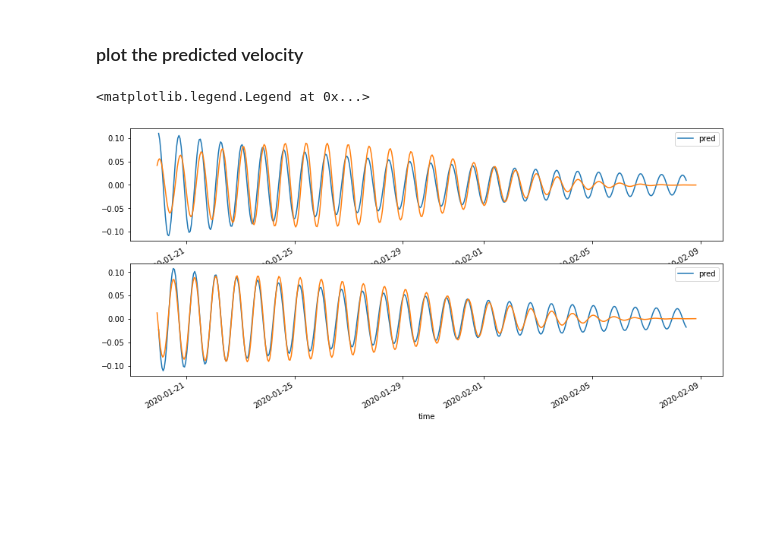
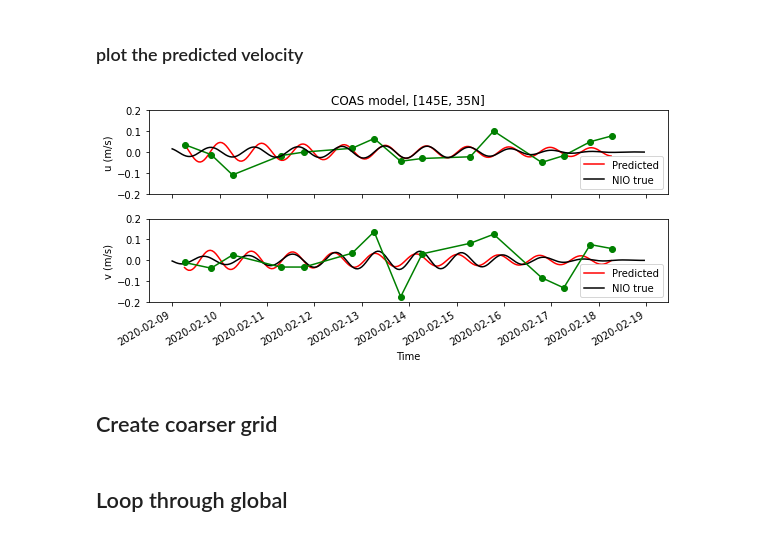
Before and after one commit to jinbow/odysea_nio, a Jupyter notebook: notebook/coas_slab_nio.ipynb, the cells around one changed output. Drawn from its saved outputs; the diff is of its cells as text; code cells hidden in the pictures; blank space fills up the shorter version.

```diff
--- a/notebook/coas_slab_nio.ipynb
+++ b/notebook/coas_slab_nio.ipynb
@@ -98,6 +97,6 @@ Coordinates:
 # %%
-lon0,lat0=-145,25
-ddeg = 0.2
+lon0,lat0=-145,35
+ddeg = 0.25
 model_time=coas_model.U['U']
 u=coas_model.U['U'].sel(lon=slice(lon0-ddeg,lon0+ddeg),
                         lat=slice(lat0-ddeg,lat0+ddeg))
@@ -141,8 +140,8 @@ plt.legend()
 # %% [markdown]
 ## Get u,v,tx,ty for a subtropical region south of KE
 # %%
-lon0,lat0=-145,40
-ddeg = 0.2
+lon0,lat0=145,35
+ddeg = 0.25
 model_time=coas_model.U['U'].time
 
 vns=['U','V','TX','TY']
@@ -150,14 +149,15 @@ dd = coas_model
 data0 = [dd.U, dd.V, dd.TX, dd.TY]
 data1 = []
 for vn, din in zip(vns,data0):
-    dtm=din[vn].sel(
+    dtm=din.sel(time=slice('2020-02-09','2020-02-18'))[vn].sel(
         lon=slice(lon0-ddeg,lon0+ddeg),
         lat=slice(lat0-ddeg,lat0+ddeg))
-    dtm=dtm.data.reshape(model_time.size,-1).mean(axis=-1).compute()
-    dtm=xr.DataArray(data=dtm,dims=('time'),coords={'time':model_time})
+    time=dtm.time
+    dtm=dtm.data.reshape(time.size,-1).mean(axis=-1).compute()
+    dtm=xr.DataArray(data=dtm,dims=('time'),coords={'time':time})
     if vn in ['U','V']:
         #dtm=slab_model.NIO_bandpass(dtm,lat0,[0.96,1.04])
-        dtm_low,dtm_high=slab_model.filter_seperation(dtm,1/5)
+        dtm_low,dtm_high=slab_model.filter_seperation(dtm,1/3)
     data1.append(dtm-dtm_low)
 # %%
 fig,ax=plt.subplots(1,2,figsize=(14,4))
@@ -193,6 +193,6 @@ plt.tight_layout()
 
 ### Find the satellite passing time
 # %%
-sat_time=odysea_class.wacmLatLon().getSamplingTimes([lat0],[lon0],model_time[0].data,model_time[-1].data)[0]
+sat_time=odysea_class.wacmLatLon().getSamplingTimes([lat0],[lon0],data1[0].time[0].data,data1[0].time[-1].data)[0]
 print(sat_time)
 # %% [output]
@@ -270,19 +260,31 @@ Data variables:
 # %% [markdown]
 ### plot the predicted velocity
 # %%
-fig,ax=plt.subplots(2,1,figsize=(14,6))
+fig,ax=plt.subplots(2,1,figsize=(8,4),sharex=True,sharey=True)
 
-u=slab_result.nio_u_predicted;u-=u.mean()
-u.plot(ax=ax[0],label='pred')
-u=slab_model.NIO_bandpass(data1[0],lat0,[0.96,1.04]);u-=u.mean()
-u.plot(ax=ax[0])
+u=slab_result.nio_u_predicted.sel(time=slice('2020-02-09','2020-02-18'));u-=u.mean()
+u.plot(ax=ax[0],label='Predicted',color='r',)
+u=slab_model.NIO_bandpass(data1[0],lat0,[0.9,1.1]).sel(time=slice('2020-02-09','2020-02-18'));u-=u.mean()
+data2[0].sel(time=slice('2020-02-09','2020-02-18')).plot(ax=ax[0],marker='o',color='g',)
+u.plot(ax=ax[0],label='NIO true',color='k',)
 ax[0].legend()
+ax[0].set_title('COAS model, [145E, 35N]')
 
-u=slab_result.nio_v_predicted;u-=u.mean()
-u.plot(ax=ax[1],label='pred')
-u=slab_model.NIO_bandpass(data1[1],lat0,[0.96,1.04]);u-=u.mean()
-u.plot(ax=ax[1])
+u=slab_result.nio_v_predicted.sel(time=slice('2020-02-09','2020-02-18'));u-=u.mean()
+u.plot(ax=ax[1],color='r',label='Predicted')
+u=slab_model.NIO_bandpass(data1[1],lat0,[0.9,1.1]).sel(time=slice('2020-02-09','2020-02-18'));u-=u.mean()
+u.plot(ax=ax[1],color='k',label='NIO true')
+data2[1].sel(time=slice('2020-02-09','2020-02-18')).plot(ax=ax[1],marker='o',color='g',)
+
 ax[1].legend()
+plt.tight_layout()
+ax[0].set_ylim(-0.2,0.2)
+ax[0].set_ylabel('u (m/s)')
+ax[1].set_ylabel('v (m/s)')
+ax[1].set_xlabel('Time')
+ax[0].set_xlabel('')
+plt.savefig('coas_ke_example.pdf')
 # %% [output]
-<matplotlib.legend.Legend at 0x...>
-[figure, old version]
+[figure, new version]
+# %% [markdown]
+## Create coarser grid
@@ -288,0 +307,2 @@ ax[1].legend()
+# %% [markdown]
+## Loop through global
```
Also changed, not shown: parts of 15 cells of this notebook, 4 other files.
